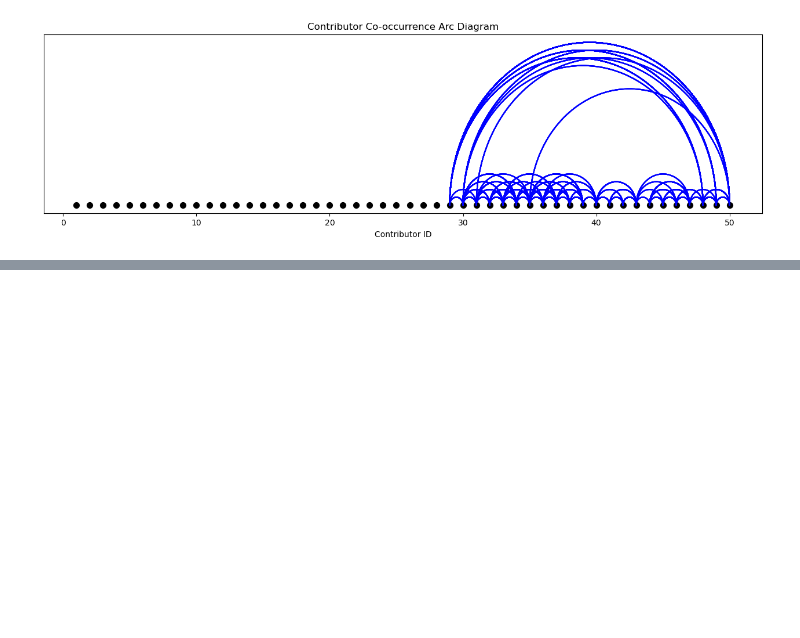
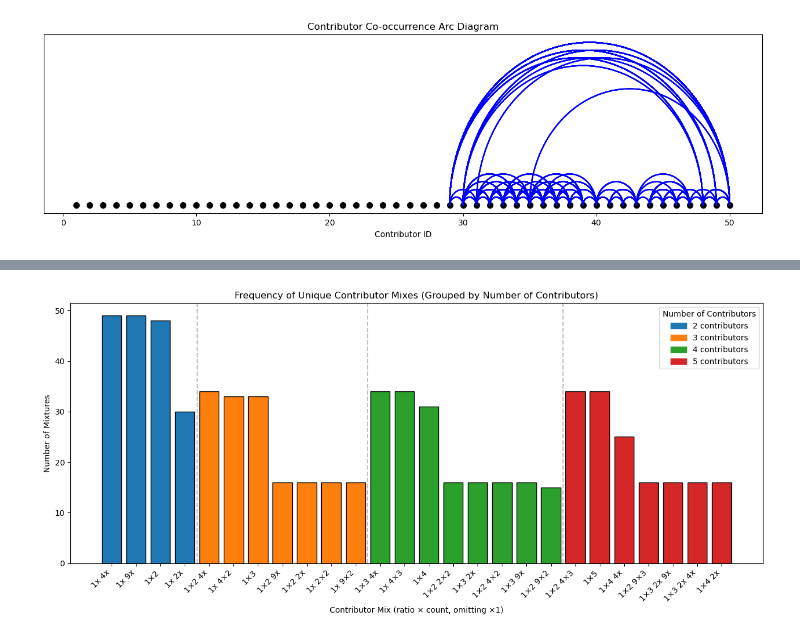
Before and after one commit to amar-mesic/DNANet, a Jupyter notebook: notebooks/visualize_provedit_contributor_mix.ipynb, the cells around one changed output, grey strips where cells are left out. Saved outputs shown, nothing was run; the diff lists cells and outputs as text; code cells hidden in the pictures; blank space fills up the shorter version.

```diff
--- a/notebooks/visualize_provedit_contributor_mix.ipynb
+++ b/notebooks/visualize_provedit_contributor_mix.ipynb
@@ -81,0 +110,12 @@ plot_arc_diagram(pairs)
+# %%
+def extract_mixture_ratios(file_name):
+    """
+    Extracts the mixture ratios from a ProvedIt filename as a list of integers.
+    Returns an empty list if not found.
+    """
+    # Look for the pattern after the contributor IDs: -1,1,9,1-
+    match = re.search(r"RD14-0003-[\d_]+-([\d,]+)-", file_name)
+    if match:
+        ratio_str = match.group(1)
+        return [int(x) for x in ratio_str.split(",") if x.isdigit()]
+    return []
@@ -81,0 +126,3 @@ plot_arc_diagram(pairs)
+# %%
+all_mixture_ratios = [extract_mixture_ratios(f.name) for f in hid_files if extract_mixture_ratios(f.name)]
+all_mixture_ratios[:5]  # Show a sample
@@ -81,0 +135,64 @@ plot_arc_diagram(pairs)
+# %%
+from collections import Counter, defaultdict
+import matplotlib.pyplot as plt
+
+def mixture_to_tuple_set(mixture):
+    c = Counter(mixture)
+    return frozenset((ratio, count) for ratio, count in sorted(c.items()))
+
+# Aggregate all unique sets and group by number of contributors
+mixture_sets = [mixture_to_tuple_set(r) for r in all_mixture_ratios if r]
+set_counts = Counter(mixture_sets)
+
+# Group by number of contributors
+grouped = defaultdict(list)
+for s, count in set_counts.items():
+    n_contrib = sum(cnt for _, cnt in s)
+    grouped[n_contrib].append((s, count))
+
+# Prepare for plotting
+colors = plt.cm.tab10.colors  # Up to 10 groups, can expand if needed
+all_labels = []
+all_counts = []
+all_colors = []
+group_positions = []
+current_pos = 0
+
+for idx, n_contrib in enumerate(sorted(grouped.keys())):
+    group = grouped[n_contrib]
+    # Sort by count descending
+    group_sorted = sorted(group, key=lambda x: -x[1])
+    for s, count in group_sorted:
+        label = " ".join(
+            f"{ratio}x" if cnt == 1 else f"{ratio}×{cnt}"
+            for ratio, cnt in sorted(s)
+        )
+        all_labels.append(label)
+        all_counts.append(count)
+        all_colors.append(colors[idx % len(colors)])
+    group_positions.append(current_pos)
+    current_pos += len(group_sorted)
+
+plt.figure(figsize=(max(12, len(all_labels) * 0.5), 6))
+bars = plt.bar(range(len(all_counts)), all_counts, color=all_colors, edgecolor='black')
+plt.xticks(range(len(all_labels)), all_labels, rotation=45, ha='right')
+plt.xlabel('Contributor Mix (ratio × count, omitting ×1)')
+plt.ylabel('Number of Mixtures')
+plt.title('Frequency of Unique Contributor Mixes (Grouped by Number of Contributors)')
+
+# Add legend
+from matplotlib.patches import Patch
+legend_handles = [
+    Patch(color=colors[idx % len(colors)], label=f'{n_contrib} contributors')
+    for idx, n_contrib in enumerate(sorted(grouped.keys()))
+]
+plt.legend(handles=legend_handles, title='Number of Contributors')
+
+# Optionally, add vertical lines to separate groups
+for pos in group_positions[1:]:
+    plt.axvline(pos - 0.5, color='gray', linestyle='--', alpha=0.5)
+
+plt.tight_layout()
+plt.show()
+# %% [output]
+[figure, added]
```
Also changed, not shown: parts of 21 cells of this notebook, 17 other files.
